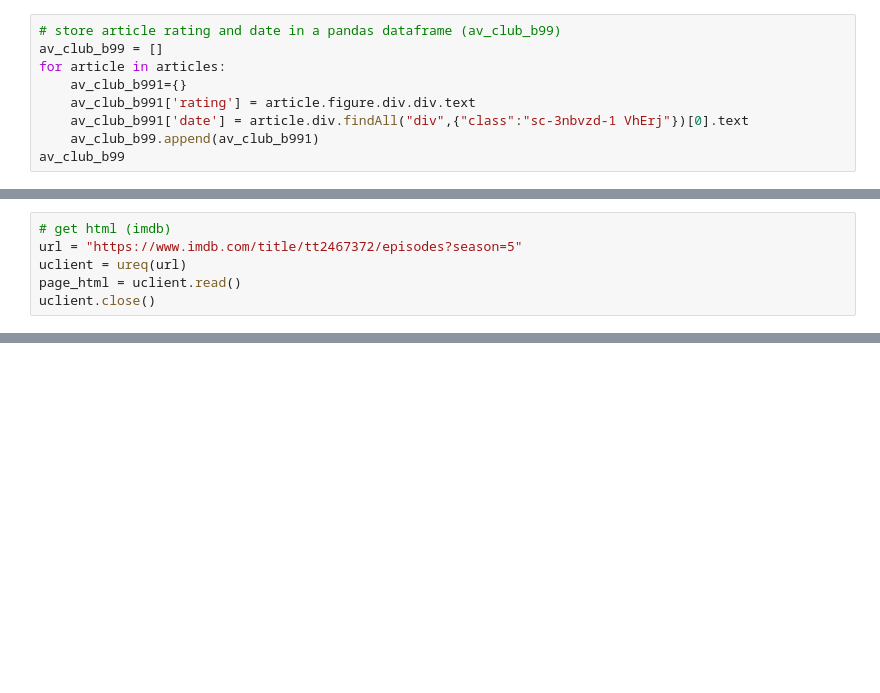
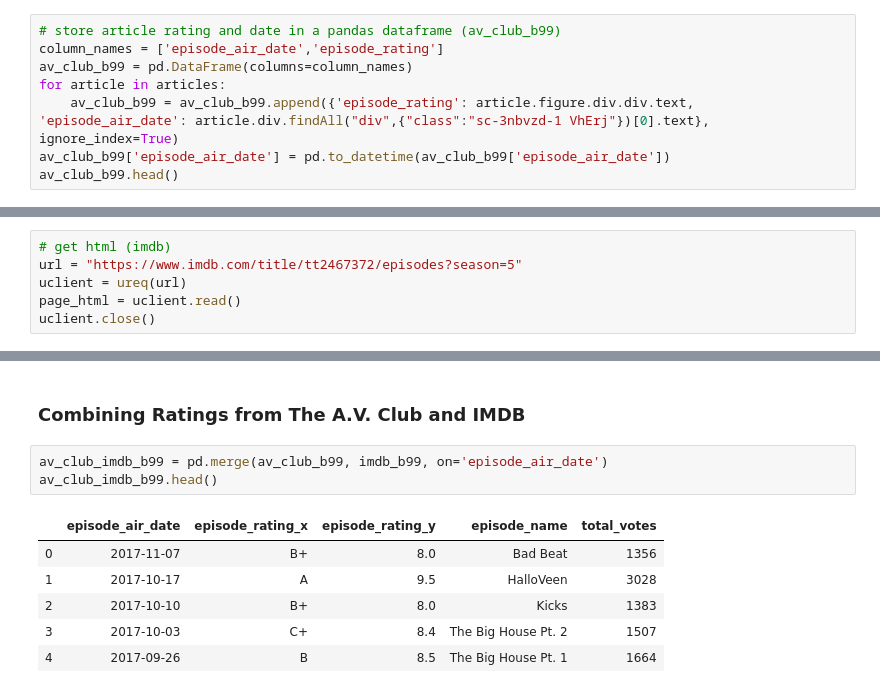
Before and after one commit to jagrutijoshi2603/Python-for-Data-Science-Project, a Jupyter notebook: Project.ipynb, the cells around one changed output, grey strips where cells are left out. Cells and saved outputs as stored; diff of their text form; blank space fills up the shorter version.

```diff
--- a/Project.ipynb
+++ b/Project.ipynb
@@ -21,11 +25,10 @@ len(articles)
 20
 # %%
 # store article rating and date in a pandas dataframe (av_club_b99)
-av_club_b99 = []
+column_names = ['episode_air_date','episode_rating']
+av_club_b99 = pd.DataFrame(columns=column_names)
 for article in articles:
-    av_club_b991={}
-    av_club_b991['rating'] = article.figure.div.div.text
-    av_club_b991['date'] = article.div.findAll("div",{"class":"sc-3nbvzd-1 VhErj"})[0].text
-    av_club_b99.append(av_club_b991)
-av_club_b99
+    av_club_b99 = av_club_b99.append({'episode_rating': article.figure.div.div.text, 'episode_air_date': article.div.findAll("div",{"class":"sc-3nbvzd-1 VhErj"})[0].text}, ignore_index=True)
+av_club_b99['episode_air_date'] = pd.to_datetime(av_club_b99['episode_air_date'])
+av_club_b99.head()
 # %% [output]
@@ -75,0 +92,12 @@ uclient.close()
+# %% [markdown]
+### Combining Ratings from The A.V. Club and IMDB
+# %%
+av_club_imdb_b99 = pd.merge(av_club_b99, imdb_b99, on='episode_air_date')
+av_club_imdb_b99.head()
+# %% [output]
+|  | episode_air_date | episode_rating_x | episode_rating_y | episode_name | total_votes |
+| 0 | 2017-11-07 | B+ | 8.0 | Bad Beat | 1356 |
+| 1 | 2017-10-17 | A | 9.5 | HalloVeen | 3028 |
+| 2 | 2017-10-10 | B+ | 8.0 | Kicks | 1383 |
+| 3 | 2017-10-03 | C+ | 8.4 | The Big House Pt. 2 | 1507 |
+| 4 | 2017-09-26 | B | 8.5 | The Big House Pt. 1 | 1664 |
```
Also changed, not shown: parts of 14 cells of this notebook.
